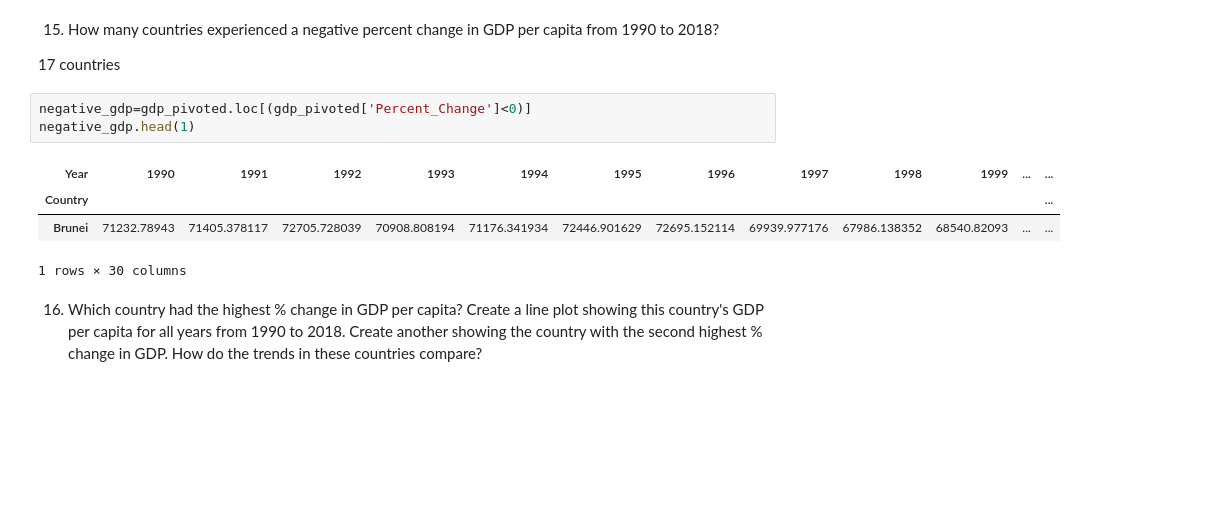
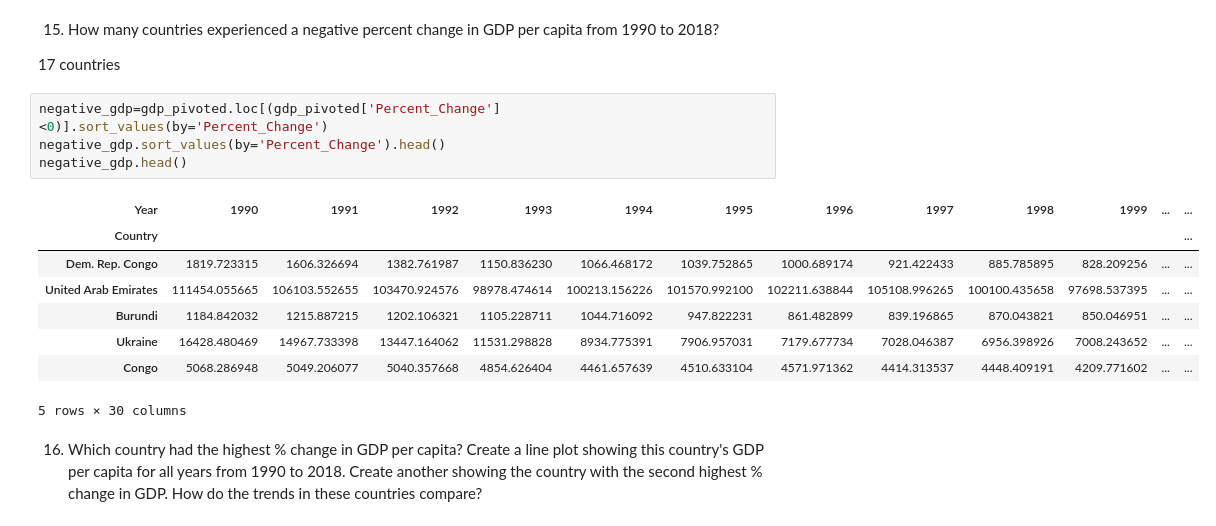
Before and after one commit to nss-data-science-cohort-7/un-exploration-toni-nss, a Jupyter notebook: notebooks/UN_Data_Exploration.ipynb, the cells around one changed output. Saved outputs shown, nothing was run; the diff lists cells and outputs as text; blank space fills up the shorter version.

```diff
--- a/notebooks/UN_Data_Exploration.ipynb
+++ b/notebooks/UN_Data_Exploration.ipynb
@@ -157,12 +166,17 @@ pandas.core.frame.DataFrame
 
 17 countries
 # %%
-negative_gdp=gdp_pivoted.loc[(gdp_pivoted['Percent_Change']<0)]
-negative_gdp.head(1)
+negative_gdp=gdp_pivoted.loc[(gdp_pivoted['Percent_Change']<0)].sort_values(by='Percent_Change')
+negative_gdp.sort_values(by='Percent_Change').head()
+negative_gdp.head()
 # %% [output]
 | Year | 1990 | 1991 | 1992 | 1993 | 1994 | 1995 | 1996 | 1997 | 1998 | 1999 | ... | ... |
 | Country |  |  |  |  |  |  |  |  |  |  |  | ... |
-| Brunei | 71232.78943 | 71405.378117 | 72705.728039 | 70908.808194 | 71176.341934 | 72446.901629 | 72695.152114 | 69939.977176 | 67986.138352 | 68540.82093 | ... | ... |
+| Dem. Rep. Congo | 1819.723315 | 1606.326694 | 1382.761987 | 1150.836230 | 1066.468172 | 1039.752865 | 1000.689174 | 921.422433 | 885.785895 | 828.209256 | ... | ... |
+| United Arab Emirates | 111454.055665 | 106103.552655 | 103470.924576 | 98978.474614 | 100213.156226 | 101570.992100 | 102211.638844 | 105108.996265 | 100100.435658 | 97698.537395 | ... | ... |
+| Burundi | 1184.842032 | 1215.887215 | 1202.106321 | 1105.228711 | 1044.716092 | 947.822231 | 861.482899 | 839.196865 | 870.043821 | 850.046951 | ... | ... |
+| Ukraine | 16428.480469 | 14967.733398 | 13447.164062 | 11531.298828 | 8934.775391 | 7906.957031 | 7179.677734 | 7028.046387 | 6956.398926 | 7008.243652 | ... | ... |
+| Congo | 5068.286948 | 5049.206077 | 5040.357668 | 4854.626404 | 4461.657639 | 4510.633104 | 4571.971362 | 4414.313537 | 4448.409191 | 4209.771602 | ... | ... |
-1 rows × 30 columns
+5 rows × 30 columns
 # %% [markdown]
 16. Which country had the highest % change in GDP per capita? Create a line plot showing this country's GDP per capita for all years from 1990 to 2018. Create another showing the country with the second highest % change in GDP. How do the trends in these countries compare?
```
Also changed, not shown: parts of 13 cells of this notebook.
